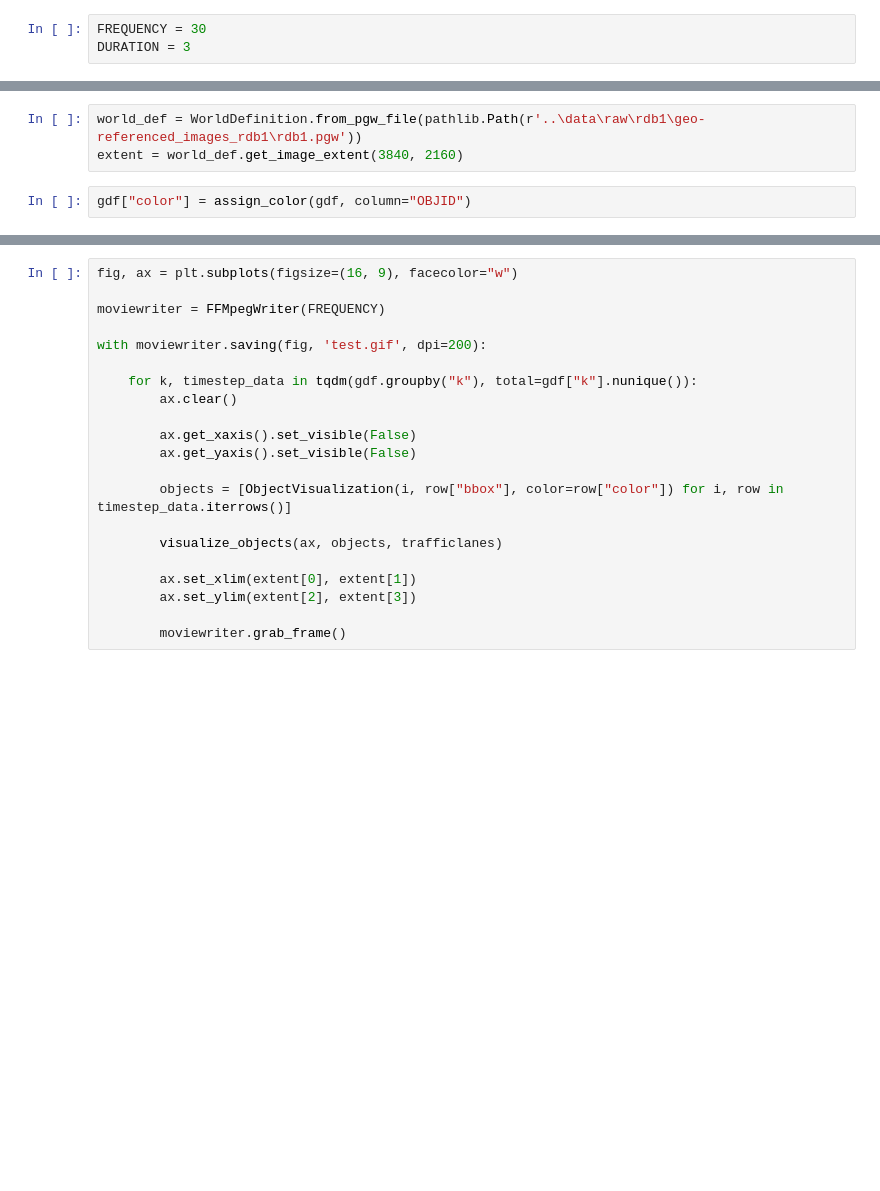
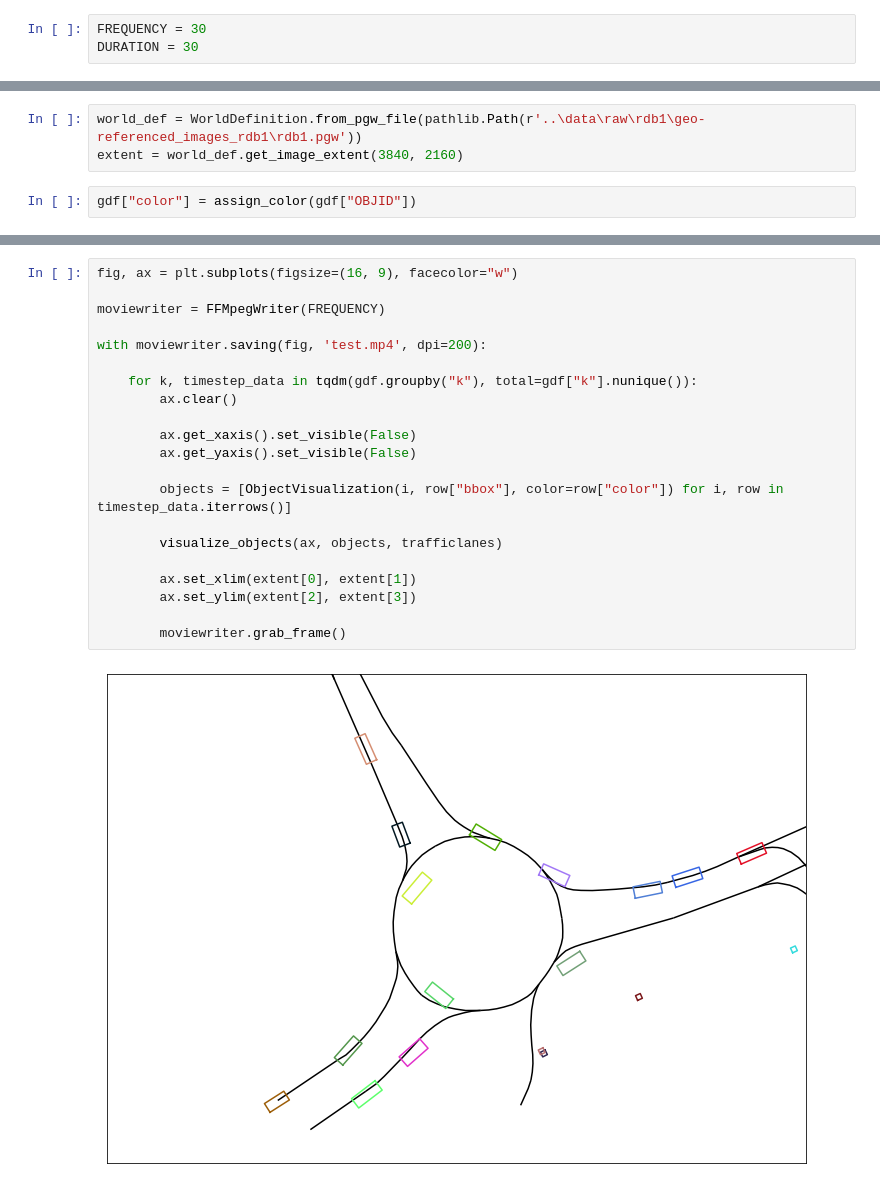
Before and after one commit to kopytjuk/opendd-analysis, a Jupyter notebook: notebooks/Animation.ipynb, the cells around one changed output, grey strips where cells are left out. Drawn from its saved outputs; the diff is of its cells as text; blank space fills up the shorter version.

```diff
--- a/notebooks/Animation.ipynb
+++ b/notebooks/Animation.ipynb
@@ -18,6 +18,6 @@ from src.visualize import visualize_objects, ObjectVisualization
 # %%
 FREQUENCY = 30
-DURATION = 3
+DURATION = 30
 # %%
 data_path = "../data/raw/rdb1.parquet"
 df = pd.read_parquet(data_path)
@@ -50,6 +57,6 @@ trafficlanes = gpd.read_file(trafficlanes_shapefile)
 world_def = WorldDefinition.from_pgw_file(pathlib.Path(r'..\data\raw\rdb1\geo-referenced_images_rdb1\rdb1.pgw'))
 extent = world_def.get_image_extent(3840, 2160)
 # %%
-gdf["color"] = assign_color(gdf, column="OBJID")
+gdf["color"] = assign_color(gdf["OBJID"])
 # %%
 gdf.head()
@@ -56,21 +70,23 @@ gdf.head()
 # %%
 fig, ax = plt.subplots(figsize=(16, 9), facecolor="w")
 
 moviewriter = FFMpegWriter(FREQUENCY)
 
-with moviewriter.saving(fig, 'test.gif', dpi=200):
+with moviewriter.saving(fig, 'test.mp4', dpi=200):
 
     for k, timestep_data in tqdm(gdf.groupby("k"), total=gdf["k"].nunique()):
         ax.clear()
 
         ax.get_xaxis().set_visible(False)
         ax.get_yaxis().set_visible(False)
 
         objects = [ObjectVisualization(i, row["bbox"], color=row["color"]) for i, row in timestep_data.iterrows()]
 
         visualize_objects(ax, objects, trafficlanes)
 
         ax.set_xlim(extent[0], extent[1])
         ax.set_ylim(extent[2], extent[3])
 
         moviewriter.grab_frame()
+# %% [output]
+[figure, added]
```
Also changed, not shown: parts of 4 cells of this notebook, 3 other files.
